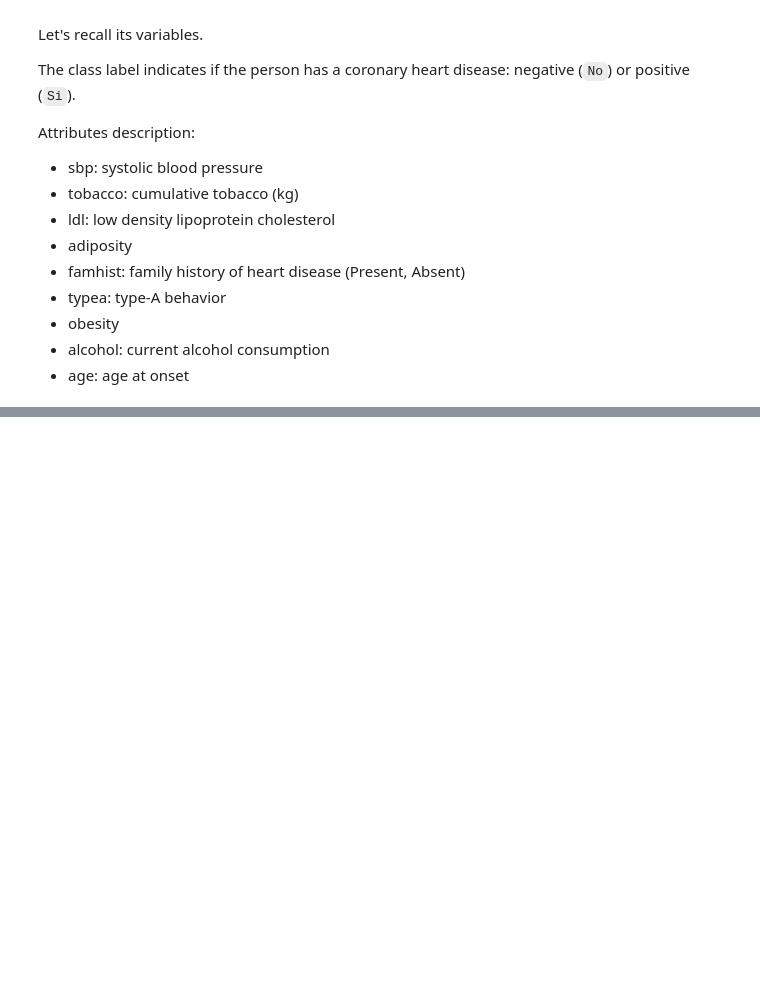
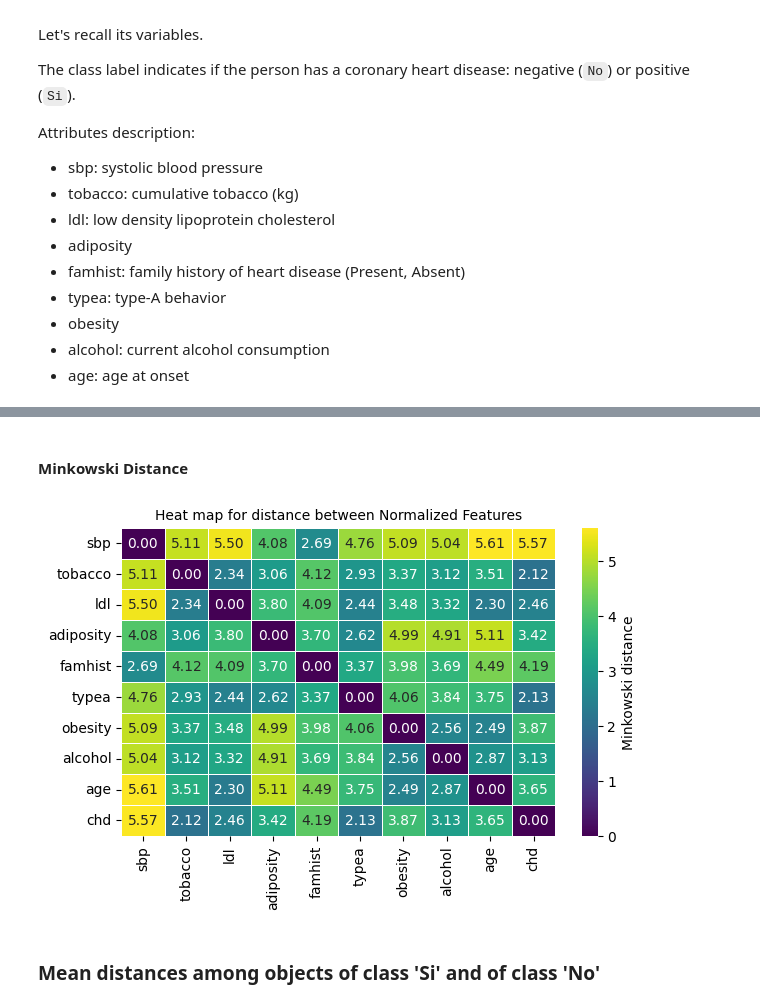
Before and after one commit to RS181/Data-Mining-I, a Jupyter notebook: praticas/FDS_2.ipynb, the cells around one changed output, grey strips where cells are left out. Cells and saved outputs as stored; diff of their text form; code cells hidden in the pictures; blank space fills up the shorter version.

```diff
--- a/praticas/FDS_2.ipynb
+++ b/praticas/FDS_2.ipynb
@@ -468,0 +582,21 @@ Practice also with correlation and entropy among the features.
+# %% [markdown]
+#### Minkowski Distance
+# %%
+col_names = mydata.columns
+
+# 1. Transpose matrix to make each line represents the respective values of a
+# feature.
+X_features = mydata.T
+
+# 2. Calculate euclidan distance matrix
+distance_matrix = calculate_distance_matrix(X_features,"minkowski")
+
+# 3. Present result in dataframe to have better reading
+distance_df = pd.DataFrame(distance_matrix,columns=col_names,index=col_names)
+
+# 4. Plot heat map
+plot_distance_heat_map_p2(distance_df,"Minkowski")
+# %% [output]
+[figure, added]
+# %% [markdown]
+### Mean distances among objects of class 'Si' and of class 'No'
```
Also changed, not shown: parts of 30 cells of this notebook.
